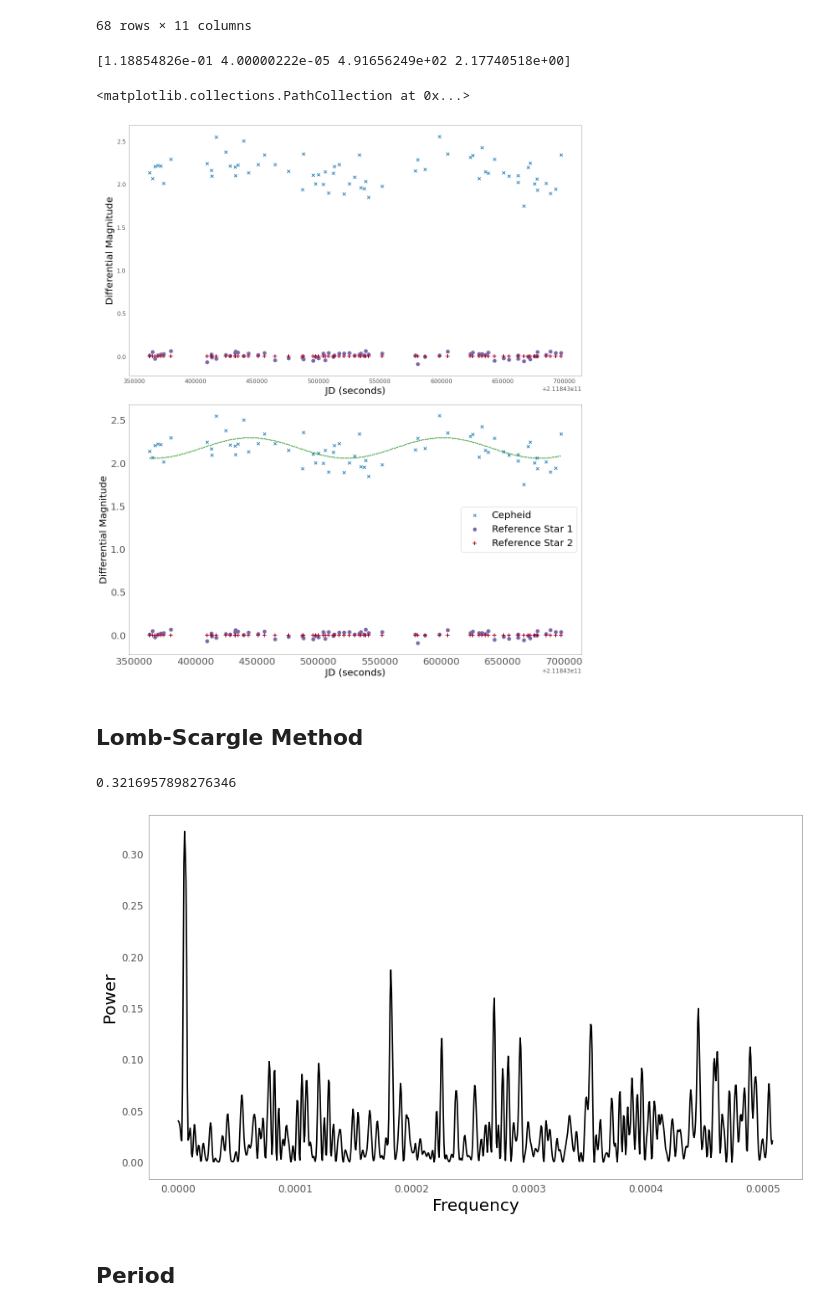
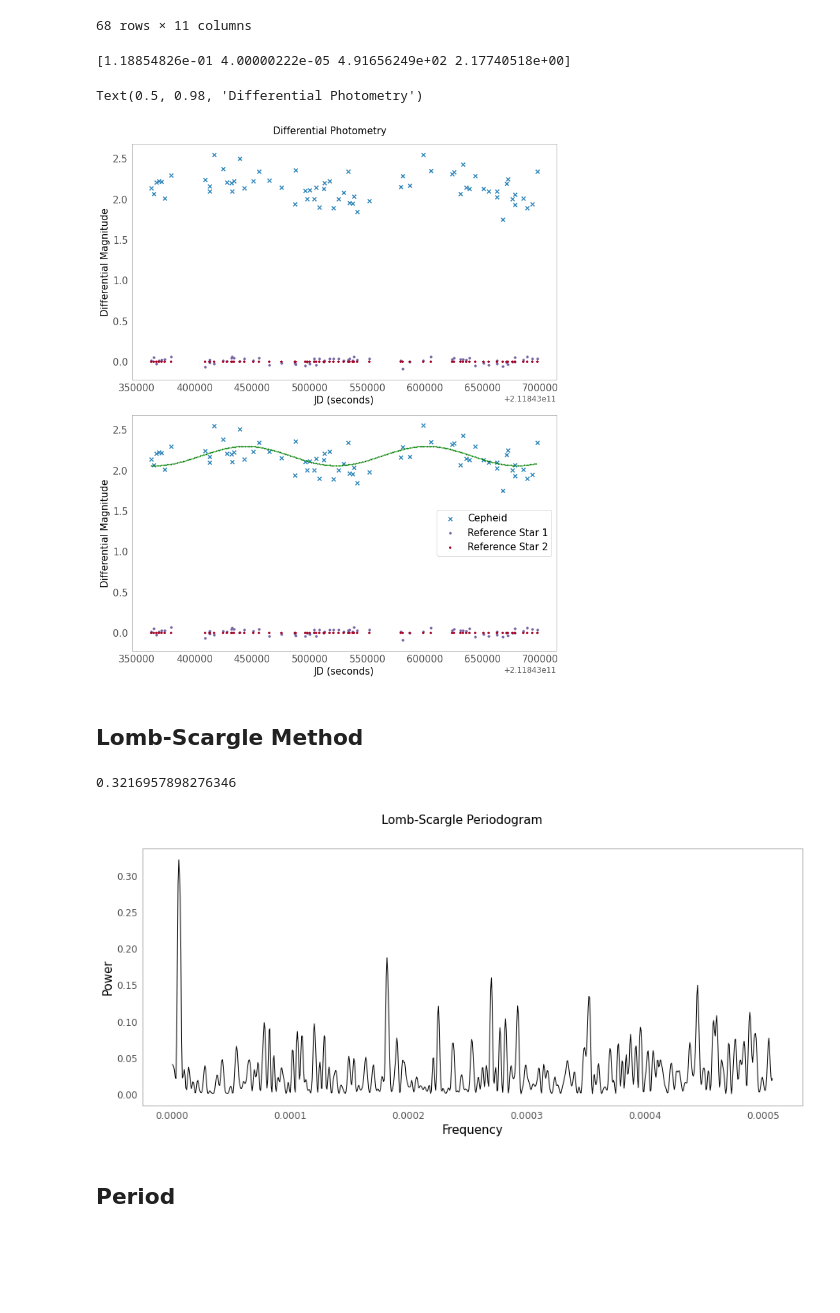
Before and after one commit to vvkrddy/cepheid-anu, a Jupyter notebook: main.ipynb, the cells around one changed output. Drawn from its saved outputs; the diff is of its cells as text; code cells hidden in the pictures; blank space fills up the shorter version.

Commit message:
add plot and README.md

```diff
--- a/main.ipynb
+++ b/main.ipynb
@@ -186,53 +188,60 @@ df
 68 rows × 11 columns
 # %%
 
-fig, ax = plt.subplots(2,1, figsize=(14,16), constrained_layout=True)
+fig, ax = plt.subplots(2,1, figsize=(10,12), constrained_layout=True)
 
 # fig.patch.set_facecolor('lightgrey')
 ax[0].grid(False)
 ax[1].grid(False)
 
-plt.xticks(fontsize= 20)
-plt.yticks(fontsize= 20)
-ax[0].set_ylabel('Differential Magnitude',fontsize=20)
-ax[0].set_xlabel('JD (seconds)', fontsize=20)
-ax[1].set_ylabel('Differential Magnitude',fontsize=20)
-ax[1].set_xlabel('JD (seconds)', fontsize=20)
+ax[0].xaxis.set_tick_params(labelsize=15)
+ax[0].yaxis.set_tick_params(labelsize=15)
+ax[1].xaxis.set_tick_params(labelsize=15)
+ax[1].yaxis.set_tick_params(labelsize=15)
+
+ax[0].set_ylabel('Differential Magnitude',fontsize=15)
+ax[0].set_xlabel('JD (seconds)', fontsize=15)
+ax[1].set_ylabel('Differential Magnitude',fontsize=15)
+ax[1].set_xlabel('JD (seconds)', fontsize=15)
 
 ax[0].scatter(df['JD(seconds)'],df['diff_mag_1'],marker='x', label='Cepheid')
-ax[0].scatter(df['JD(seconds)'],df['diff_mag_2'],s=50,marker='o', label='Reference Star 1')
-ax[0].scatter(df['JD(seconds)'],df['diff_mag_3'],s=50,marker='+', label='Reference Star 2')
+ax[0].scatter(df['JD(seconds)'],df['diff_mag_2'],s=10,marker='o', label='Reference Star 1')
+ax[0].scatter(df['JD(seconds)'],df['diff_mag_3'],s=10,marker='+', label='Reference Star 2')
 
 ax[1].scatter(df['JD(seconds)'],df['diff_mag_1'],marker='x', label='Cepheid')
-ax[1].scatter(df['JD(seconds)'],df['diff_mag_2'],s=50,marker='o', label='Reference Star 1')
-ax[1].scatter(df['JD(seconds)'],df['diff_mag_3'],s=50,marker='+', label='Reference Star 2')
+ax[1].scatter(df['JD(seconds)'],df['diff_mag_2'],s=10,marker='o', label='Reference Star 1')
+ax[1].scatter(df['JD(seconds)'],df['diff_mag_3'],s=10,marker='+', label='Reference Star 2')
 
-plt.legend(prop={'size': 20})
+plt.legend(prop={'size': 15})
 
 params1, params_covariance1 = optimize.curve_fit(test_func, df['JD(seconds)'], df['diff_mag_1'], p0=[.6, 0.00004, 496.5, 5])
 print(params1)
 
 ax[1].scatter(np.arange(df['JD(seconds)'].min(),df['JD(seconds)'].max(), 1000), test_func(np.arange(df['JD(seconds)'].min(),df['JD(seconds)'].max(), 1000), params1[0], params1[1], params1[2], params1[3]),s=1, c='green')
 # ax.scatter(np.arange(df['JD(seconds)'].min(),df['JD(seconds)'].max(), 1000), test_func(np.arange(df['JD(seconds)'].min(),df['JD(seconds)'].max(), 1000), .6, 0.00004, 496.5, params1[3]),s=1, c='red')
 
+fig.suptitle('Differential Photometry', fontsize=15)
+
 # plt.savefig('diff-mag.png')
 # %% [output]
 [1.18854826e-01 4.00000222e-05 4.91656249e+02 2.17740518e+00]
-<matplotlib.collections.PathCollection at 0x...>
+Text(0.5, 0.98, 'Differential Photometry')
-[figure, old version]
+[figure, new version]
 # %% [markdown]
 ## Lomb-Scargle Method
 # %%
-fig, ax = plt.subplots(1,1, figsize=(14,8))
+fig, ax = plt.subplots(1,1, figsize=(15,6))
 ax.grid(False)
-ax.set_ylabel('Power',fontsize=20)
-ax.set_xlabel('Frequency', fontsize=20)
+ax.set_ylabel('Power',fontsize=15)
+ax.set_xlabel('Frequency', fontsize=15)
 frequency, power = LombScargle(df['JD(seconds)'], df['diff_mag_1']).autopower()
-plt.plot(frequency, power, color='k' )
+plt.plot(frequency, power, color='k', lw=1 )
+fig.suptitle('Lomb-Scargle Periodogram', fontsize=15)
+
 print(power.max())
 # %% [output]
 0.3216957898276346
-[figure, old version]
+[figure, new version]
 # %% [markdown]
 ## Period
 # %%
```
Also changed, not shown: parts of 2 cells of this notebook, 2 other files.
